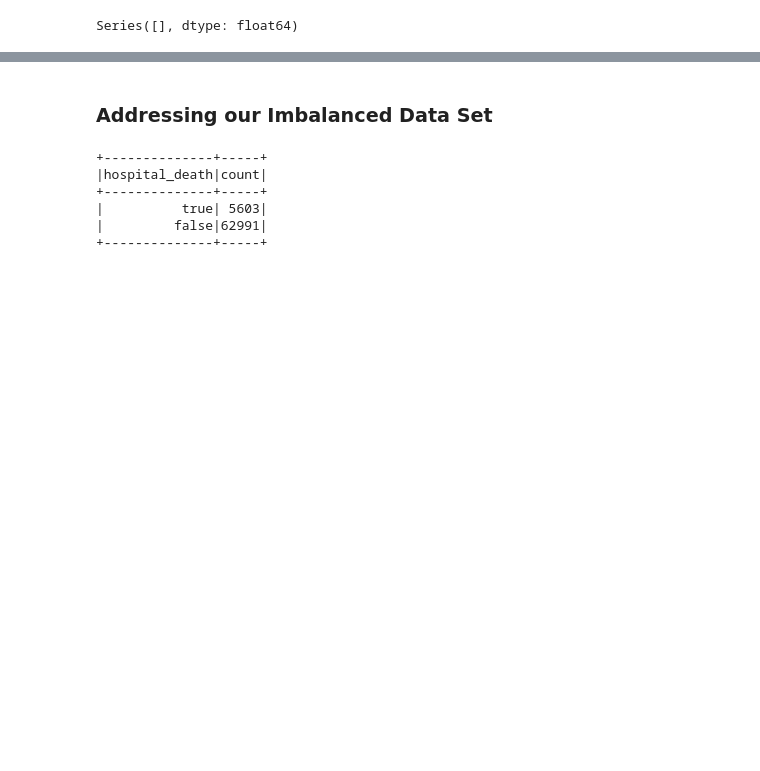
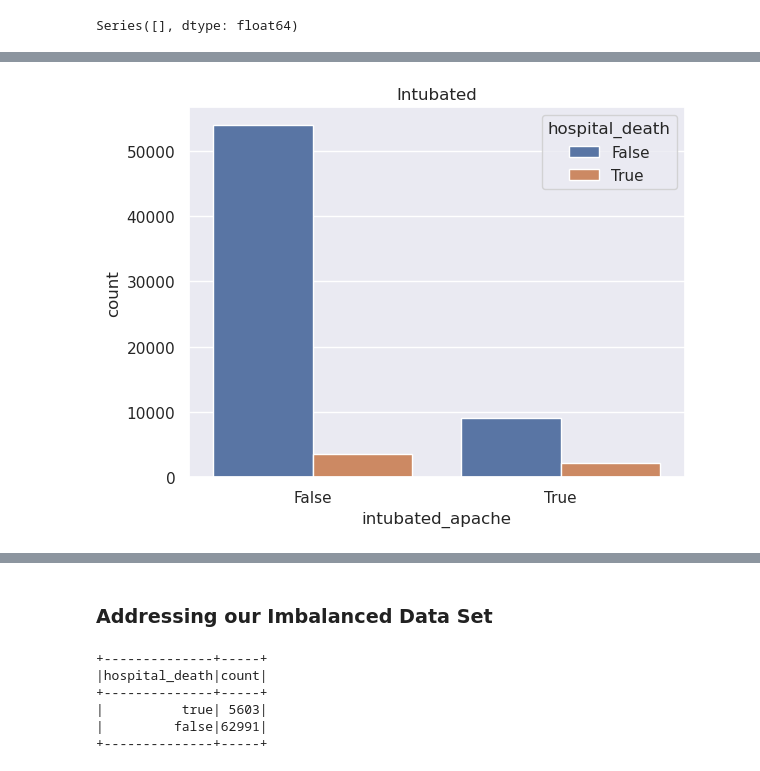
Before and after one commit to btchae/DS5110_Project, a Jupyter notebook: DS5110_Final_Project.ipynb, the cells around one changed output, grey strips where cells are left out. Cells and saved outputs as stored; diff of their text form; code cells hidden in the pictures; blank space fills up the shorter version.

```diff
--- a/DS5110_Final_Project.ipynb
+++ b/DS5110_Final_Project.ipynb
@@ -747,0 +821,8 @@ Series([], dtype: float64)
+# %%
+final_vars_with_hos_death_pd = final_vars_with_hos_death.toPandas()
+
+sns.set_theme(style="darkgrid")
+sns.countplot(x= 'intubated_apache', hue='hospital_death', data=final_vars_with_hos_death_pd).set(title='Intubated')
+plt.show()
+# %% [output]
+[figure, added]
```
Also changed, not shown: parts of 21 cells of this notebook.
